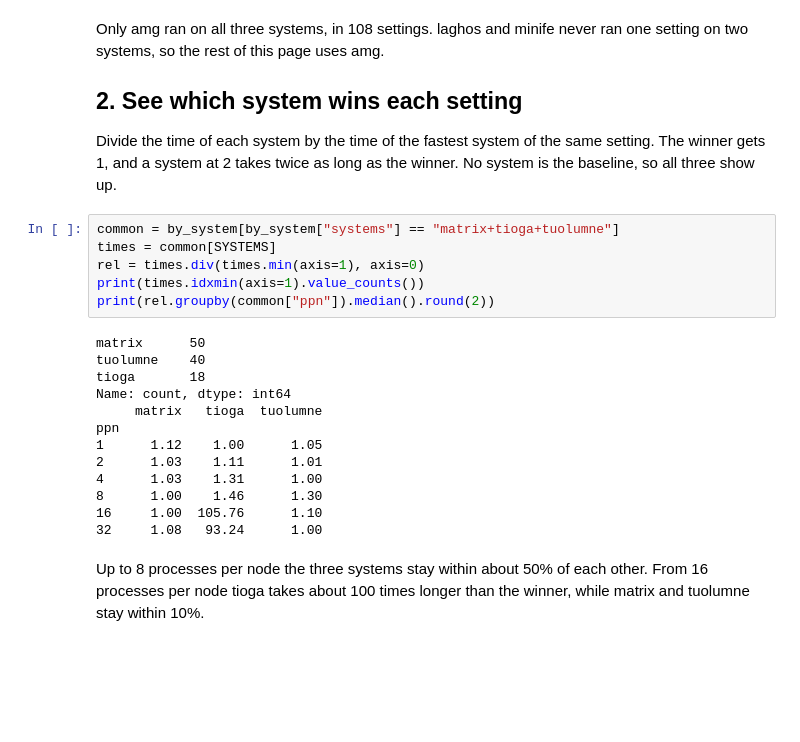
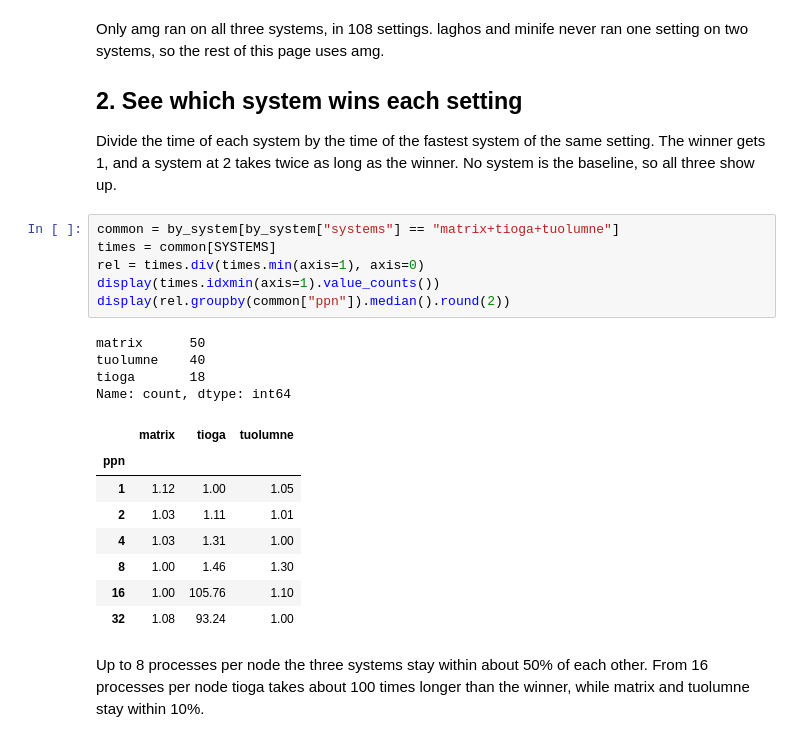
Before and after one commit to rayandrew/genesis-analysis, a Jupyter notebook: notebooks/08-compare-the-systems.ipynb, the cells around one changed output. Cells and saved outputs as stored; diff of their text form; blank space fills up the shorter version.

```diff
--- a/notebooks/08-compare-the-systems.ipynb
+++ b/notebooks/08-compare-the-systems.ipynb
@@ -77,22 +77,22 @@ No system is the baseline, so all three show up.
 # %%
 common = by_system[by_system["systems"] == "matrix+tioga+tuolumne"]
 times = common[SYSTEMS]
 rel = times.div(times.min(axis=1), axis=0)
-print(times.idxmin(axis=1).value_counts())
-print(rel.groupby(common["ppn"]).median().round(2))
+display(times.idxmin(axis=1).value_counts())
+display(rel.groupby(common["ppn"]).median().round(2))
 # %% [output]
 matrix      50
 tuolumne    40
 tioga       18
 Name: count, dtype: int64
-     matrix   tioga  tuolumne
-ppn
-1      1.12    1.00      1.05
-2      1.03    1.11      1.01
-4      1.03    1.31      1.00
-8      1.00    1.46      1.30
-16     1.00  105.76      1.10
-32     1.08   93.24      1.00
+|  | matrix | tioga | tuolumne |
+| ppn |  |  |  |
+| 1 | 1.12 | 1.00 | 1.05 |
+| 2 | 1.03 | 1.11 | 1.01 |
+| 4 | 1.03 | 1.31 | 1.00 |
+| 8 | 1.00 | 1.46 | 1.30 |
+| 16 | 1.00 | 105.76 | 1.10 |
+| 32 | 1.08 | 93.24 | 1.00 |
 # %% [markdown]
 Up to 8 processes per node the three systems stay within about 50% of each other.
 From 16 processes per node tioga takes about 100 times longer than the winner, while matrix and tuolumne stay within 10%.
```
Also changed, not shown: parts of 3 cells of this notebook, 13 other files.
